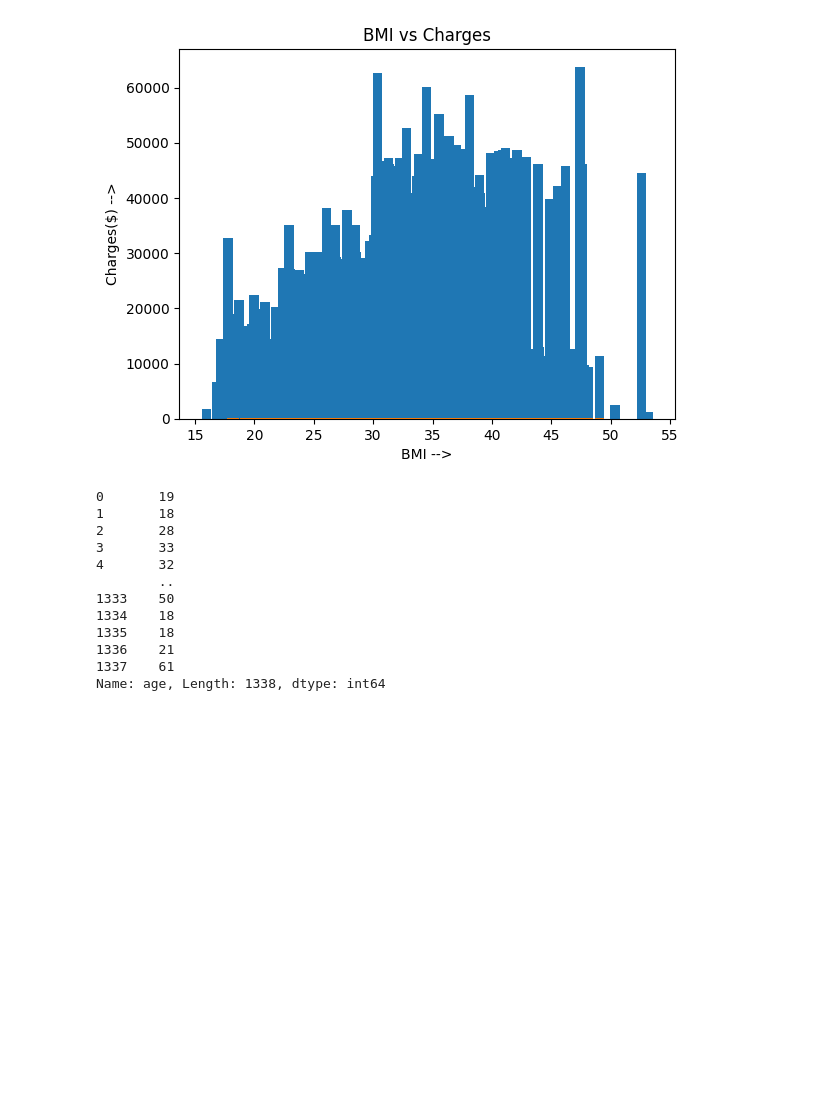
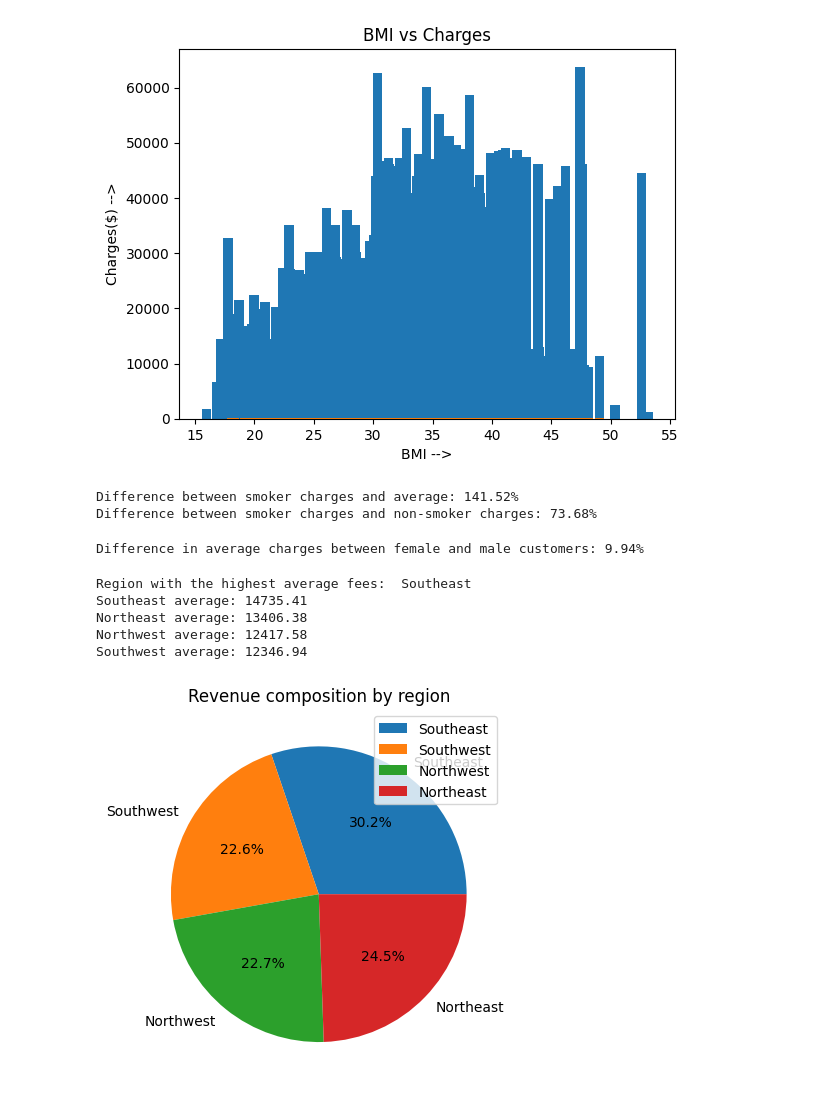
Before and after one commit to rahulsm20/insurance-data, a Jupyter notebook: analysis.ipynb, the cells around one changed output. Drawn from its saved outputs; the diff is of its cells as text; code cells hidden in the pictures; blank space fills up the shorter version.

Commit message:
region data

```diff
--- a/analysis.ipynb
+++ b/analysis.ipynb
@@ -68,3 +56,6 @@ plt.title('Smokers')
 plt.show()
 # %% [output]
 [figure]
+# %%
+df['smoker'] = (df['smoker']=='yes').astype(int)
+df['smoker']
@@ -103,18 +107,58 @@ plt.title('BMI vs Charges')
 plt.show()
 # %% [output]
 [figure]
-# %%
-df['age']
-# %% [output]
-0       19
-1       18
-2       28
-3       33
-4       32
-        ..
-1333    50
-1334    18
-1335    18
-1336    21
-1337    61
-Name: age, Length: 1338, dtype: int64
+# %%
+smokerFrame=df[df['smoker']=='yes']
+nonSmokerFrame=df[df['smoker']=='no']
+diff=((smokerFrame['charges'].mean()-df['charges'].mean())/df['charges'].mean())
+print("Difference between smoker charges and average: {:.2f}%".format(diff*100))
+diff2=((smokerFrame['charges'].mean()-nonSmokerFrame['charges'].mean())/smokerFrame['charges'].mean())
+print(("Difference between smoker charges and non-smoker charges: {:.2f}%".format(diff2*100)))
+# %% [output]
+Difference between smoker charges and average: 141.52%
+Difference between smoker charges and non-smoker charges: 73.68%
+# %%
+female=df[df['sex']=='female']
+male=df[df['sex']=='male']
+mf=(male['charges'].mean()-female['charges'].mean())/male['charges'].mean()*100
+print("Difference in average charges between female and male customers: {:.2f}%".format(mf))
+# %% [output]
+Difference in average charges between female and male customers: 9.94%
+# %%
+southWestMean=df[df['region']=='southwest']['charges'].mean()
+southEastMean=df[df['region']=='southeast']['charges'].mean()
+northWestMean=df[df['region']=='northwest']['charges'].mean()
+northEastMean=df[df['region']=='northeast']['charges'].mean()
+
+charges={southWestMean:'Southwest',southEastMean:'Southeast',northWestMean:'Northwest',northEastMean:'Northeast'}
+
+charge_list=charges.keys()
+
+charge_max=max(charges.keys())
+
+highestRegion=max(charge_list)
+
+print("Region with the highest average fees: ",charges.get(highestRegion),
+      "\nSoutheast average: {:.2f}".format(charge_max),
+      "\nNortheast average: {:.2f}".format(northEastMean),
+      "\nNorthwest average: {:.2f}".format(northWestMean),
+      "\nSouthwest average: {:.2f}".format(southWestMean),
+      )
+# %% [output]
+Region with the highest average fees:  Southeast
+Southeast average: 14735.41
+Northeast average: 13406.38
+Northwest average: 12417.58
+Southwest average: 12346.94
+# %%
+SE_Pie=df[df['region']=='southeast']['charges'].sum()
+SW_Pie=df[df['region']=='southwest']['charges'].sum()
+NW_Pie=df[df['region']=='northwest']['charges'].sum()
+NE_Pie=df[df['region']=='northeast']['charges'].sum()
+region_pie=[SE_Pie,SW_Pie,NW_Pie,NE_Pie]
+plt.pie(region_pie,autopct='%1.1f%%',labels=['Southeast','Southwest','Northwest','Northeast'])
+plt.legend()
+plt.title('Revenue composition by region')
+plt.show()
+# %% [output]
+[figure, added]
```
Also changed, not shown: parts of 8 cells of this notebook.
